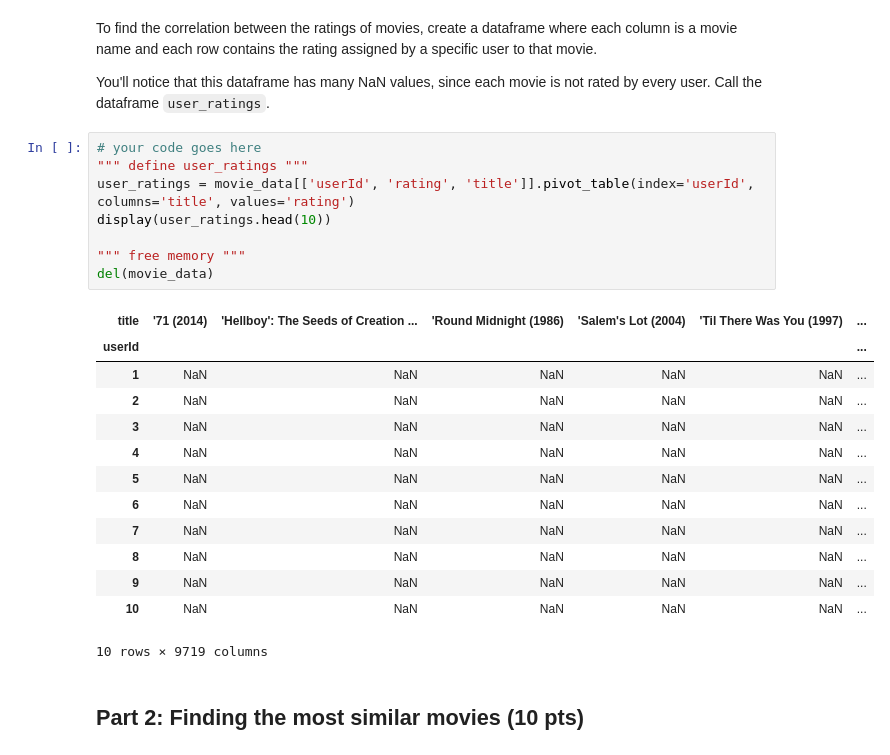
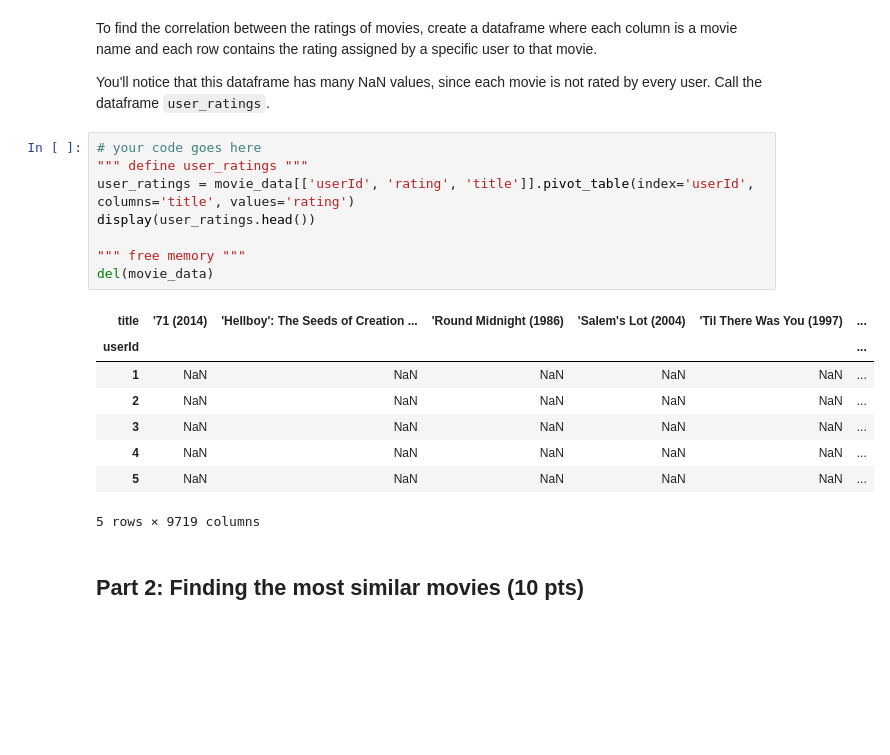
Before and after one commit to HadeelMous/PythonNotes, a Jupyter notebook: Courses/Data_Science/P01.ipynb, the cells around one changed output. Drawn from its saved outputs; the diff is of its cells as text; blank space fills up the shorter version.

```diff
--- a/Courses/Data_Science/P01.ipynb
+++ b/Courses/Data_Science/P01.ipynb
@@ -1227,25 +1260,20 @@ You'll notice that this dataframe has many NaN values, since each movie is not r
 # %%
 # your code goes here
 """ define user_ratings """
 user_ratings = movie_data[['userId', 'rating', 'title']].pivot_table(index='userId', columns='title', values='rating')
-display(user_ratings.head(10))
+display(user_ratings.head())
 
 """ free memory """
 del(movie_data)
 # %% [output]
 | title | '71 (2014) | 'Hellboy': The Seeds of Creation ... | 'Round Midnight (1986) | 'Salem's Lot (2004) | 'Til There Was You (1997) | ... |
 | userId |  |  |  |  |  | ... |
 | 1 | NaN | NaN | NaN | NaN | NaN | ... |
 | 2 | NaN | NaN | NaN | NaN | NaN | ... |
 | 3 | NaN | NaN | NaN | NaN | NaN | ... |
 | 4 | NaN | NaN | NaN | NaN | NaN | ... |
 | 5 | NaN | NaN | NaN | NaN | NaN | ... |
-| 6 | NaN | NaN | NaN | NaN | NaN | ... |
-| 7 | NaN | NaN | NaN | NaN | NaN | ... |
-| 8 | NaN | NaN | NaN | NaN | NaN | ... |
-| 9 | NaN | NaN | NaN | NaN | NaN | ... |
-| 10 | NaN | NaN | NaN | NaN | NaN | ... |
-10 rows × 9719 columns
+5 rows × 9719 columns
 # %% [markdown]
 ## Part 2: Finding the most similar movies (10 pts)
 # %% [markdown]
```
Also changed, not shown: parts of 49 cells of this notebook, 2 other files.
